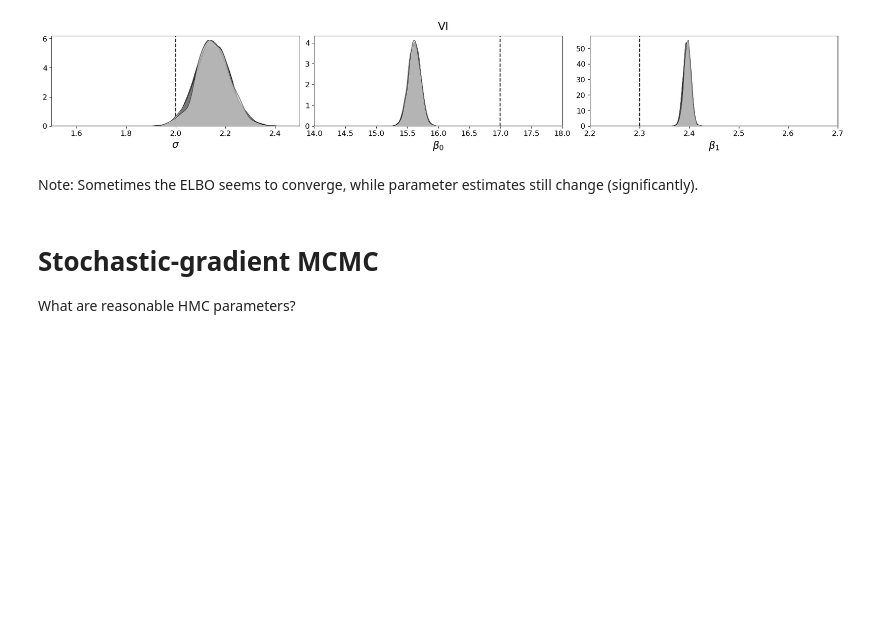
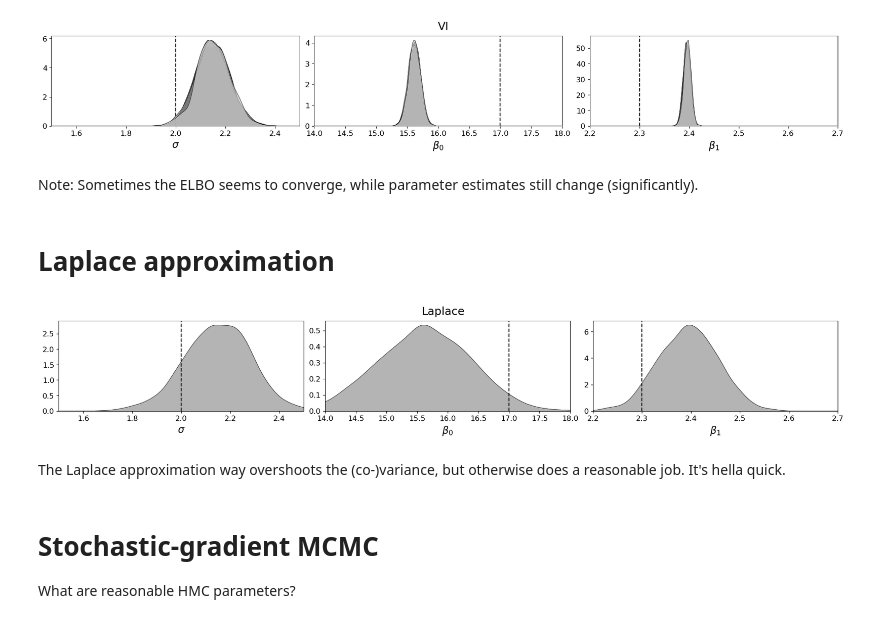
Before and after one commit to UncertaintyInComplexSystems/bamojax, a Jupyter notebook: bamojax/examples/toy_examples/linear_regression.ipynb, the cells around one changed output. Drawn from its saved outputs; the diff is of its cells as text; code cells hidden in the pictures; blank space fills up the shorter version.

Commit message:
Add Laplace approximation to linear regression example; fix Laplace bijectors

```diff
--- a/bamojax/examples/toy_examples/linear_regression.ipynb
+++ b/bamojax/examples/toy_examples/linear_regression.ipynb
@@ -345,6 +347,26 @@ plot_posterior(vi_samples, mpl.colormaps['Greys'], title='VI');
 [figure]
 # %% [markdown]
 Note: Sometimes the ELBO seems to converge, while parameter estimates still change (significantly).
+# %% [markdown]
+# Laplace approximation
+# %%
+laplace = LaplaceInference(LinearRegression)
+
+linreg_result = laplace.run(key=jrnd.PRNGKey(0))
+unravel_fn = linreg_result['unravel_fn']
+
+mu = linreg_result['flat_mode']
+cov = jnp.linalg.inv(linreg_result['hessian'])
+Laplace_approximation = dx.MultivariateNormalFullCovariance(loc=mu, covariance_matrix=cov)
+
+samples_flat = Laplace_approximation.sample(seed=jrnd.PRNGKey(0), sample_shape=(1_000, ))
+samples = jax.vmap(unravel_fn)(samples_flat)
+
+plot_posterior(samples, mpl.colormaps['Greys'], title='Laplace');
+# %% [output]
+[figure, added]
+# %% [markdown]
+The Laplace approximation way overshoots the (co-)variance, but otherwise does a reasonable job. It's hella quick.
 # %% [markdown]
 # Stochastic-gradient MCMC
 
```
Also changed, not shown: parts of 3 cells of this notebook, 2 other files.
